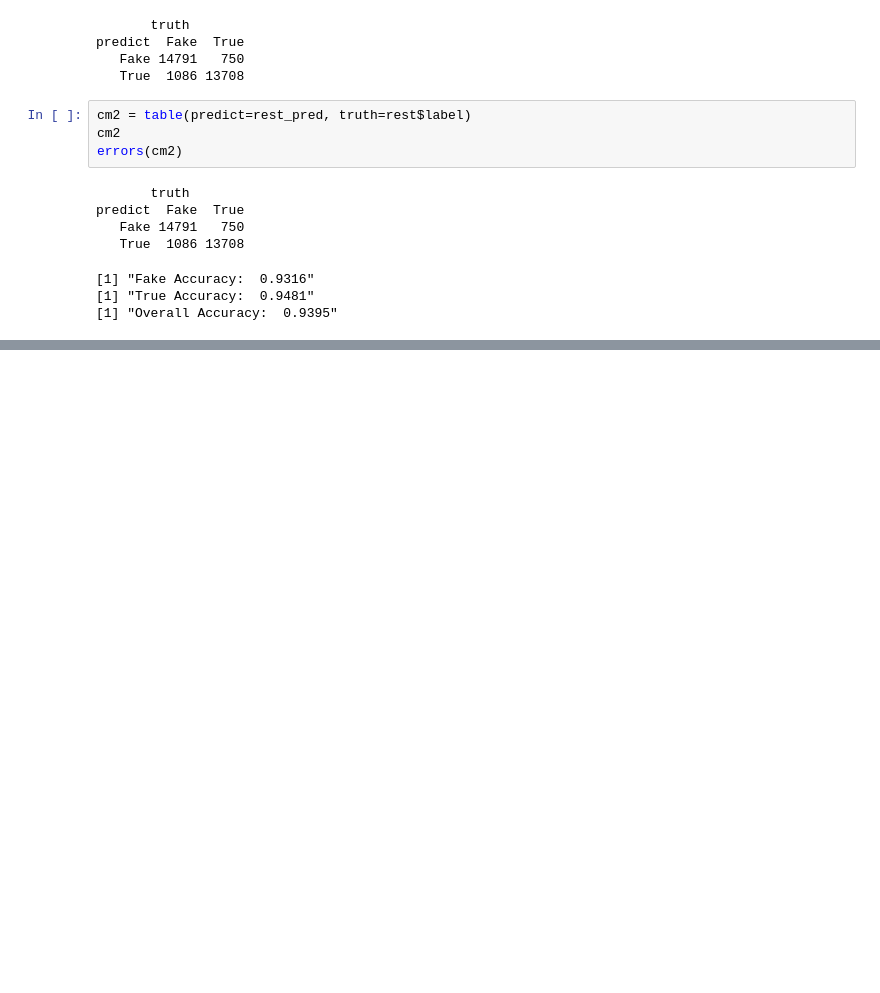
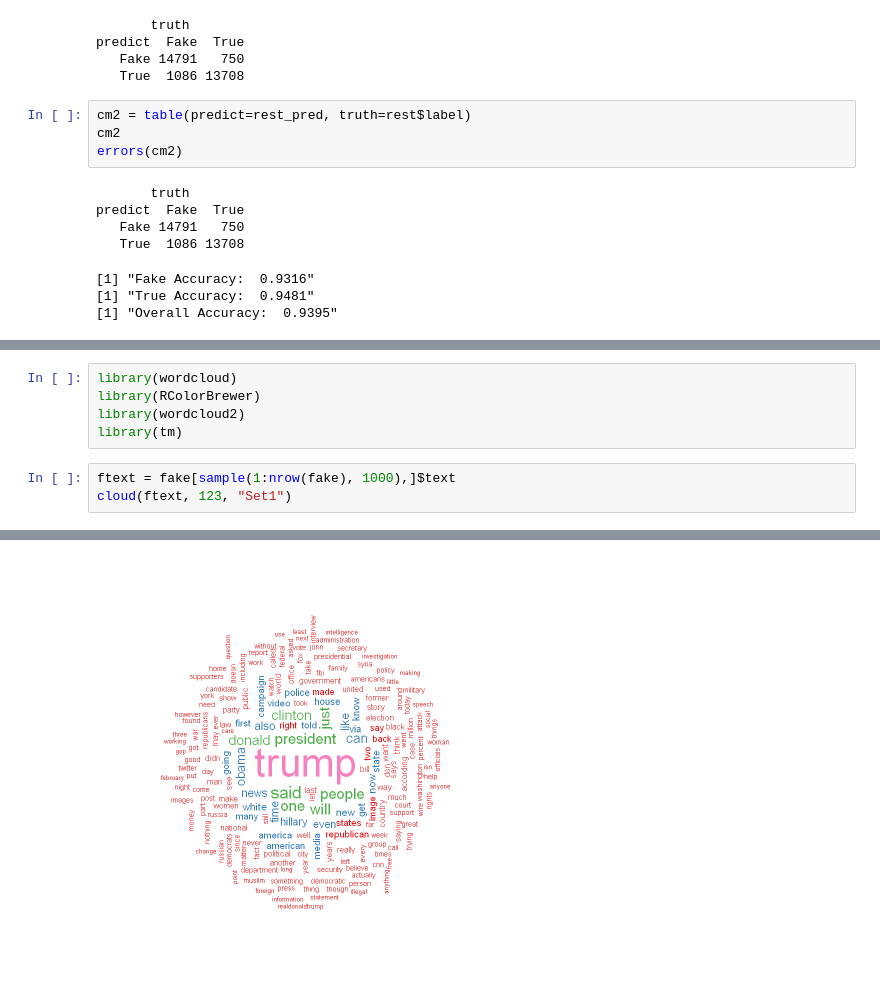
Before and after one commit to ashwinpo/503Project, a Jupyter notebook: Ashwin.ipynb, the cells around one changed output, grey strips where cells are left out. Saved outputs shown, nothing was run; the diff lists cells and outputs as text; blank space fills up the shorter version.

```diff
--- a/Ashwin.ipynb
+++ b/Ashwin.ipynb
@@ -127,0 +182,9 @@ A grouped_df: 40 × 604
+# %%
+library(wordcloud)
+library(RColorBrewer)
+library(wordcloud2)
+library(tm)
+# %%
+ftext = fake[sample(1:nrow(fake), 1000),]$text
+cloud(ftext, 123, "Set1")
+# %% [output]
@@ -127,0 +201 @@ A grouped_df: 40 × 604
+[figure, added]
```
Also changed, not shown: parts of 12 cells of this notebook, 1 other file.
